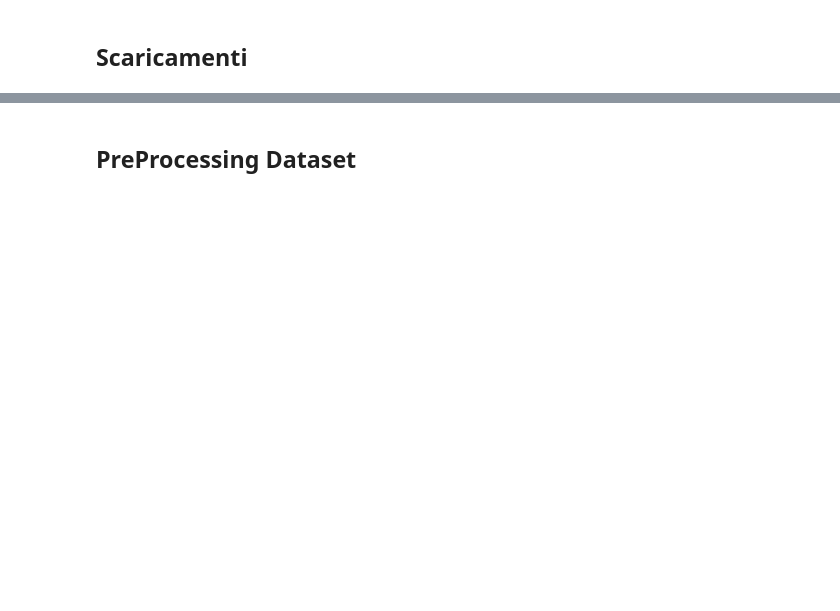
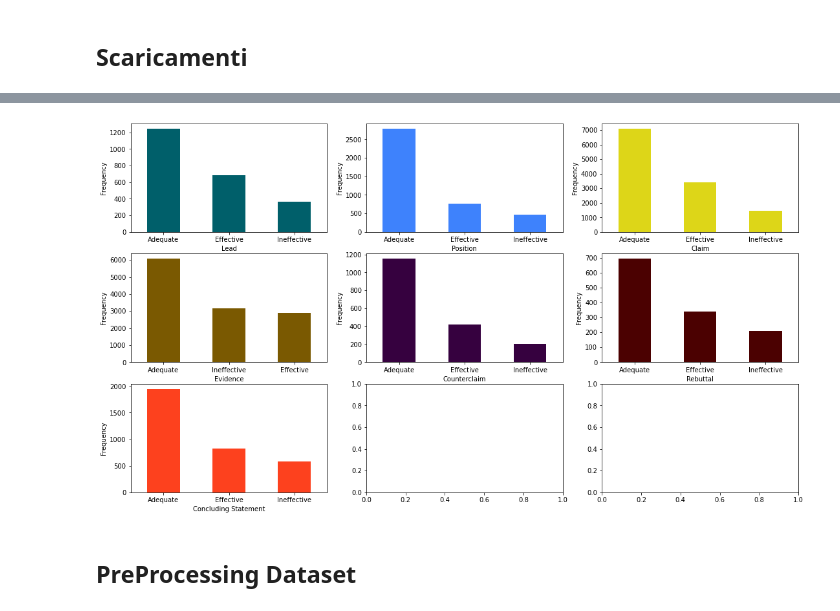
Before and after one commit to Typing-Monkeys/BRUN0-Net, a Jupyter notebook: training/Brun0-Net.ipynb, the cells around one changed output, grey strips where cells are left out. Drawn from its saved outputs; the diff is of its cells as text; code cells hidden in the pictures; blank space fills up the shorter version.

```diff
--- a/training/Brun0-Net.ipynb
+++ b/training/Brun0-Net.ipynb
@@ -17,2 +73,41 @@ if not path.exists("./dataset/glove/"):
+# %%
+def brain_plot():
+    total_len = len(dataset["discourse_type"].unique())
+    values = dataset["discourse_type"].unique()
+    colors = ["xkcd:frog green", "xkcd:piss yellow", "xkcd:ugly pink", "xkcd:dodger blue", "xkcd:orange red", "xkcd:poop brown", "xkcd:dried blood", "xkcd:petrol", "xkcd:deep purple"]
+
+    x = 3
+    y = (int(total_len/3) + 1)
+    fig, axs = plt.subplots(3, y)
+
+    fig.set_size_inches(18.5, 10.5)
+
+    shuffle(colors)
+
+
+    i = 0
+    for j in range(x):
+        for k in range(y):
+            dataset.loc[dataset["discourse_type"]==values[i]]["discourse_effectiveness"].value_counts().plot(
+                    ax=axs[j, k],
+                    kind='bar',
+                    xlabel=values[i],
+                    ylabel='Frequency',
+                    color=colors[i]
+                )
+
+            i += 1
+
+            if i >= total_len:
+                break
+
+    for ax in fig.axes:
+        ax.tick_params(labelrotation=0)
+
+    plt.show()
+# %%
+brain_plot()
+# %% [output]
+[figure, added]
 # %% [markdown]
 ## PreProcessing Dataset
```
Also changed, not shown: parts of 48 cells of this notebook.
